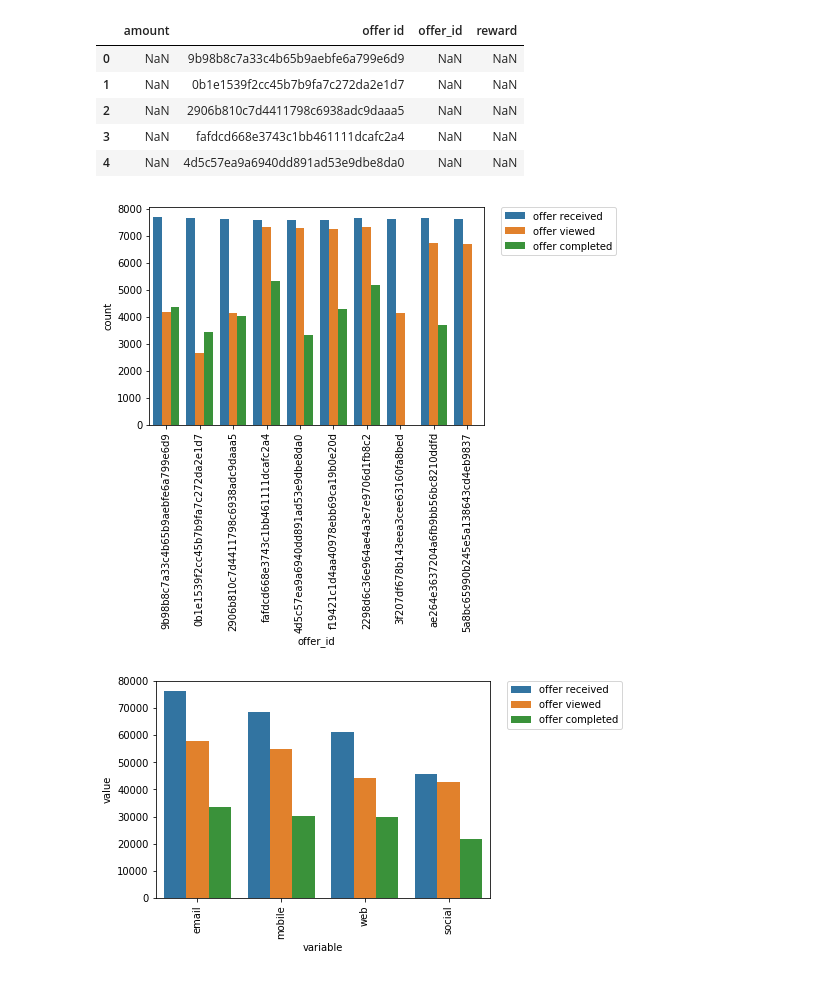
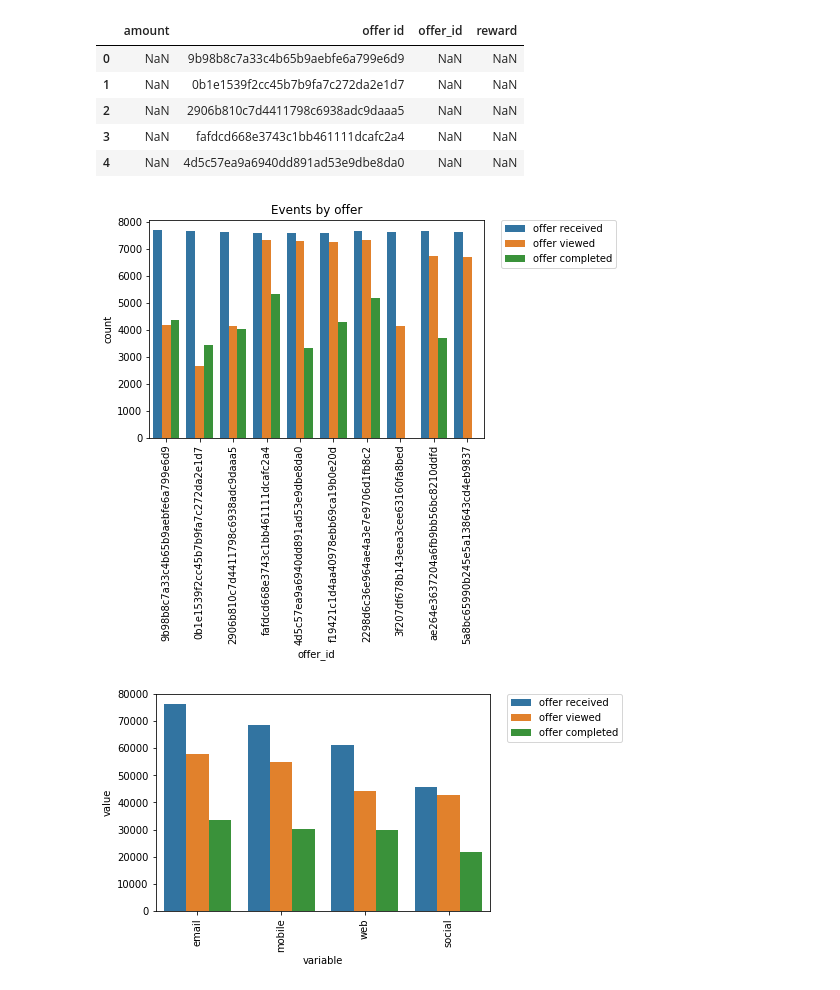
Before and after one commit to BrackyBrack/Udacity-Capstone-Project, a Jupyter notebook: Starbucks_Capstone_notebook.ipynb, the cells around one changed output. Saved outputs shown, nothing was run; the diff lists cells and outputs as text; code cells hidden in the pictures.

```diff
--- a/Starbucks_Capstone_notebook.ipynb
+++ b/Starbucks_Capstone_notebook.ipynb
@@ -279,10 +289,11 @@ transcript = transcript.join(portfolio[['id', 'web', 'email',
 # %%
 sb.countplot(data=transcript[transcript['event'].str.contains('offer')]
              , x='offer_id', hue='event');
 plt.xticks(rotation = 90);
 plt.legend(bbox_to_anchor=(1.05, 1), loc=2, borderaxespad=0.);
+plt.title('Events by offer');
 # %% [output]
-[figure, old version]
+[figure, new version]
 # %%
 def plot_grouped_bar(value_cols, data = transcript[transcript['event'] != 'transaction'] ,group_by_col = 'event'):
 
```
Also changed, not shown: parts of 39 cells of this notebook.
